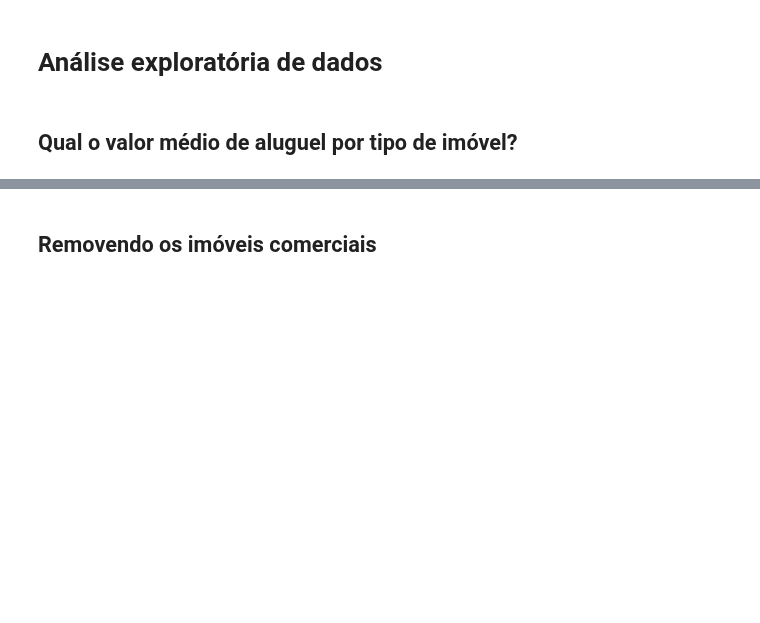
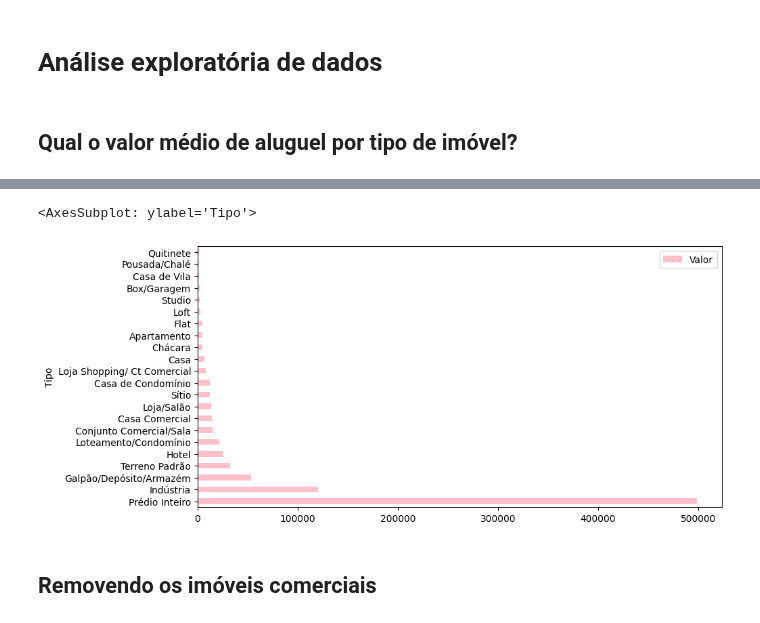
Before and after one commit to franciscojdsjr/Estudos-Python, a Jupyter notebook: Alura/Python_DataScience/Pandas Conhecendo a Biblioteca/notebook_inicial.ipynb, the cells around one changed output, grey strips where cells are left out. Saved outputs shown, nothing was run; the diff lists cells and outputs as text; code cells hidden in the pictures; blank space fills up the shorter version.

```diff
--- a/Alura/Python_DataScience/Pandas Conhecendo a Biblioteca/notebook_inicial.ipynb
+++ b/Alura/Python_DataScience/Pandas Conhecendo a Biblioteca/notebook_inicial.ipynb
@@ -50,0 +92,4 @@ dados[['Tipo','Quartos','Valor']]
+# %%
+medio_aluguel = dados[['Tipo','Valor']].groupby('Tipo').mean(numeric_only = True) # esse numeric_only ele considera só valores numericos
+medio_aluguel['Valor'] = round(medio_aluguel['Valor'],2)
+medio_aluguel = medio_aluguel.sort_values('Valor', ascending= False)
@@ -51,2 +117,7 @@ dados[['Tipo','Quartos','Valor']]
+# %%
+medio_aluguel.plot(kind='barh',figsize=(10,5),color = 'pink')
+# %% [output]
+<AxesSubplot: ylabel='Tipo'>
+[figure, added]
 # %% [markdown]
 ## Removendo os imóveis comerciais
```
Also changed, not shown: parts of 17 cells of this notebook, 1 other file.
